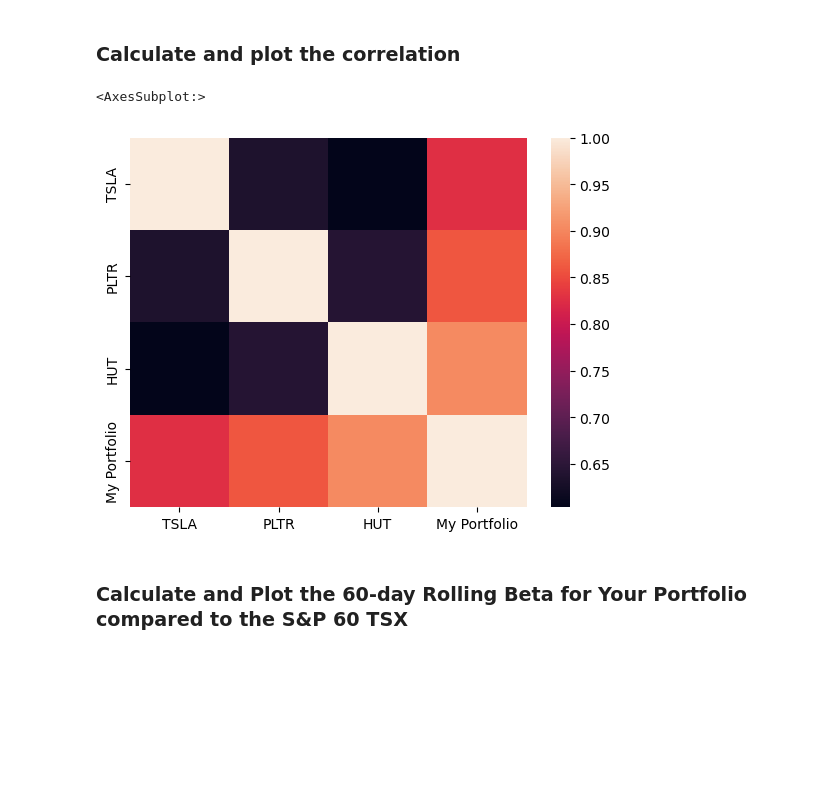
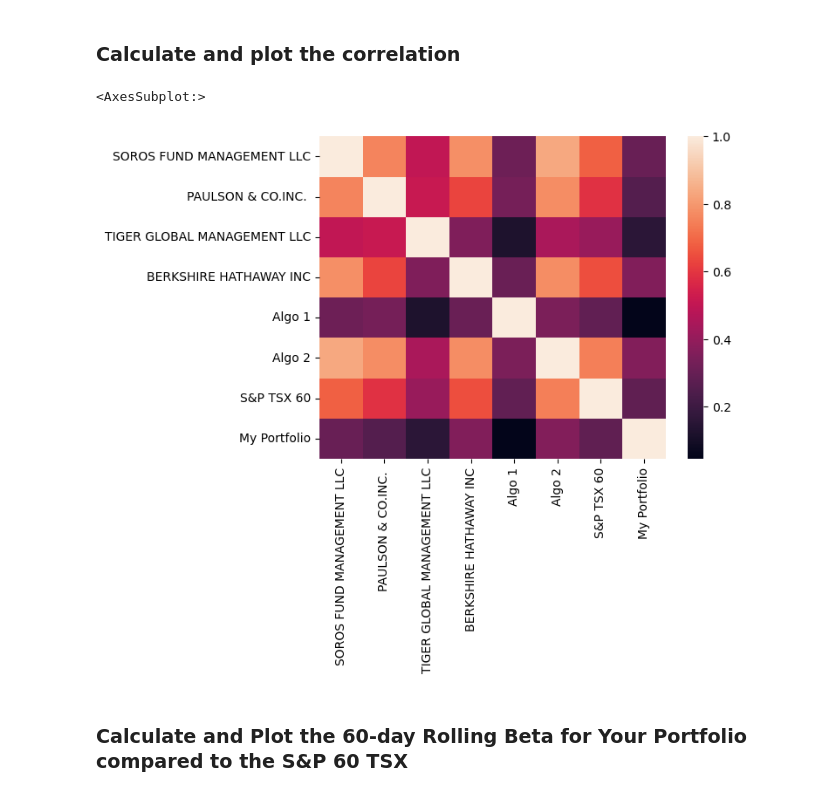
Before and after one commit to juil/fintech-uoftbootcamp, a Jupyter notebook: week04/unit04-assignment/whale_analysis.ipynb, the cells around one changed output. Drawn from its saved outputs; the diff is of its cells as text; code cells hidden in the pictures; blank space fills up the shorter version.

Commit message:
Fix correlation

```diff
--- a/week04/unit04-assignment/whale_analysis.ipynb
+++ b/week04/unit04-assignment/whale_analysis.ipynb
@@ -622,11 +622,11 @@ std_21d.plot()
 ### Calculate and plot the correlation
 # %%
 # Calculate and plot the correlation
-portfolio_correlation = df_daily_returns.corr()
-sns.heatmap(portfolio_correlation)
+correlation = compare_returns.corr()
+sns.heatmap(correlation)
 # %% [output]
 <AxesSubplot:>
-[figure, old version]
+[figure, new version]
 # %% [markdown]
 ### Calculate and Plot the 60-day Rolling Beta for Your Portfolio compared to the S&P 60 TSX
 # %%
```
